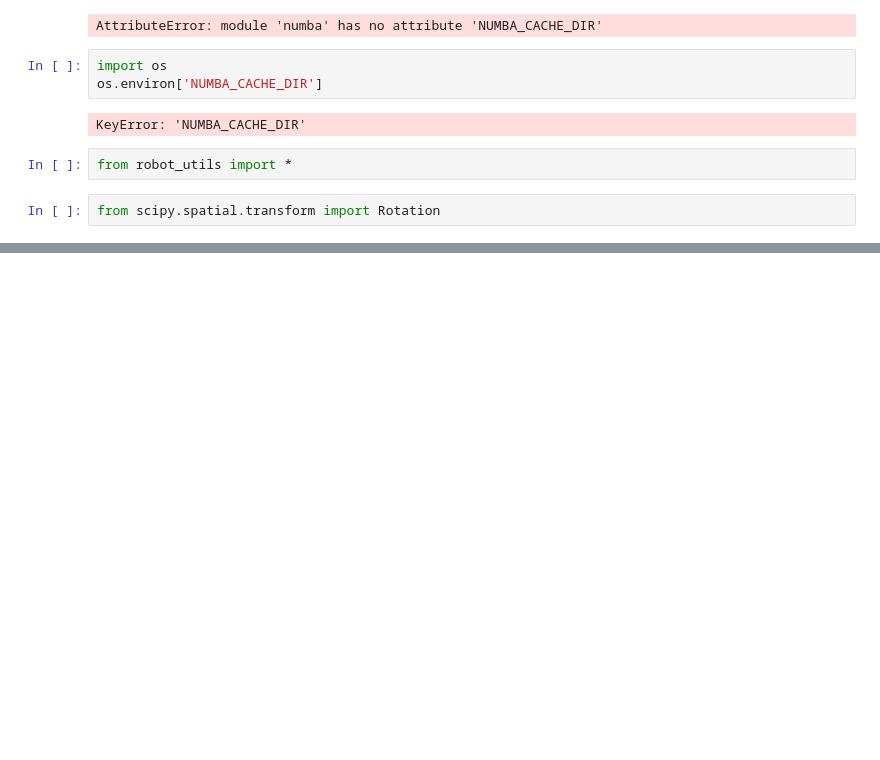
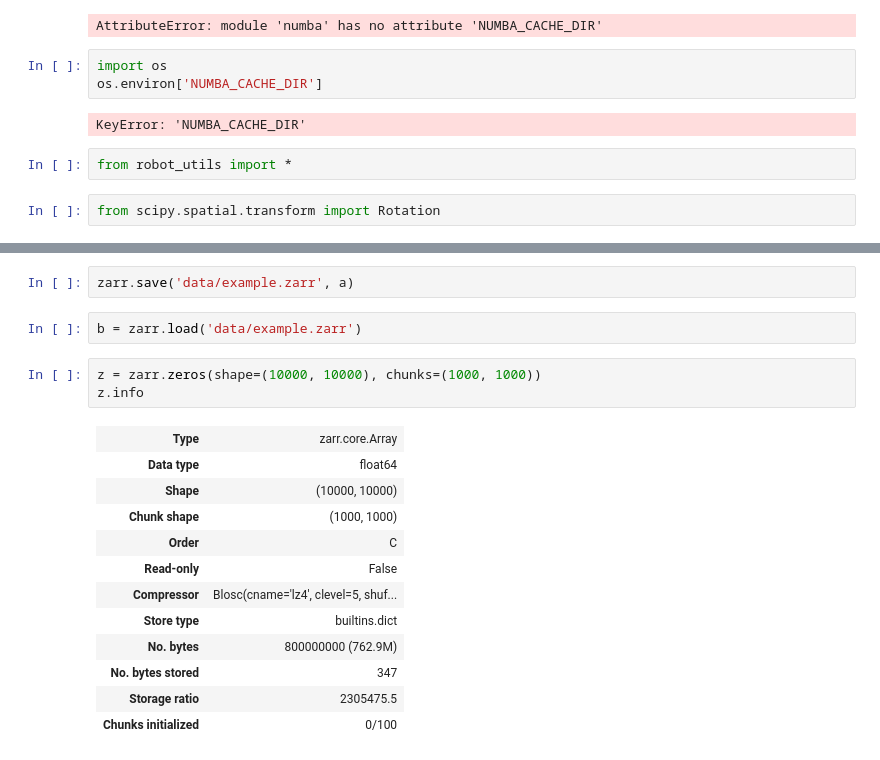
Before and after one commit to boxiXia/FlexipodFast, a Jupyter notebook: src/py_src/learn_gaits.ipynb, the cells around one changed output, grey strips where cells are left out. Saved outputs shown, nothing was run; the diff lists cells and outputs as text; blank space fills up the shorter version.

```diff
--- a/src/py_src/learn_gaits.ipynb
+++ b/src/py_src/learn_gaits.ipynb
@@ -858,0 +1310,20 @@ from scipy.spatial.transform import Rotation
+# %%
+zarr.save('data/example.zarr', a)
+# %%
+b = zarr.load('data/example.zarr')
+# %%
+z = zarr.zeros(shape=(10000, 10000), chunks=(1000, 1000))
+z.info
+# %% [output]
+| Type | zarr.core.Array |
+| Data type | float64 |
+| Shape | (10000, 10000) |
+| Chunk shape | (1000, 1000) |
+| Order | C |
+| Read-only | False |
+| Compressor | Blosc(cname='lz4', clevel=5, shuf... |
+| Store type | builtins.dict |
+| No. bytes | 800000000 (762.9M) |
+| No. bytes stored | 347 |
+| Storage ratio | 2305475.5 |
+| Chunks initialized | 0/100 |
```
Also changed, not shown: parts of 39 cells of this notebook, 6 other files.
